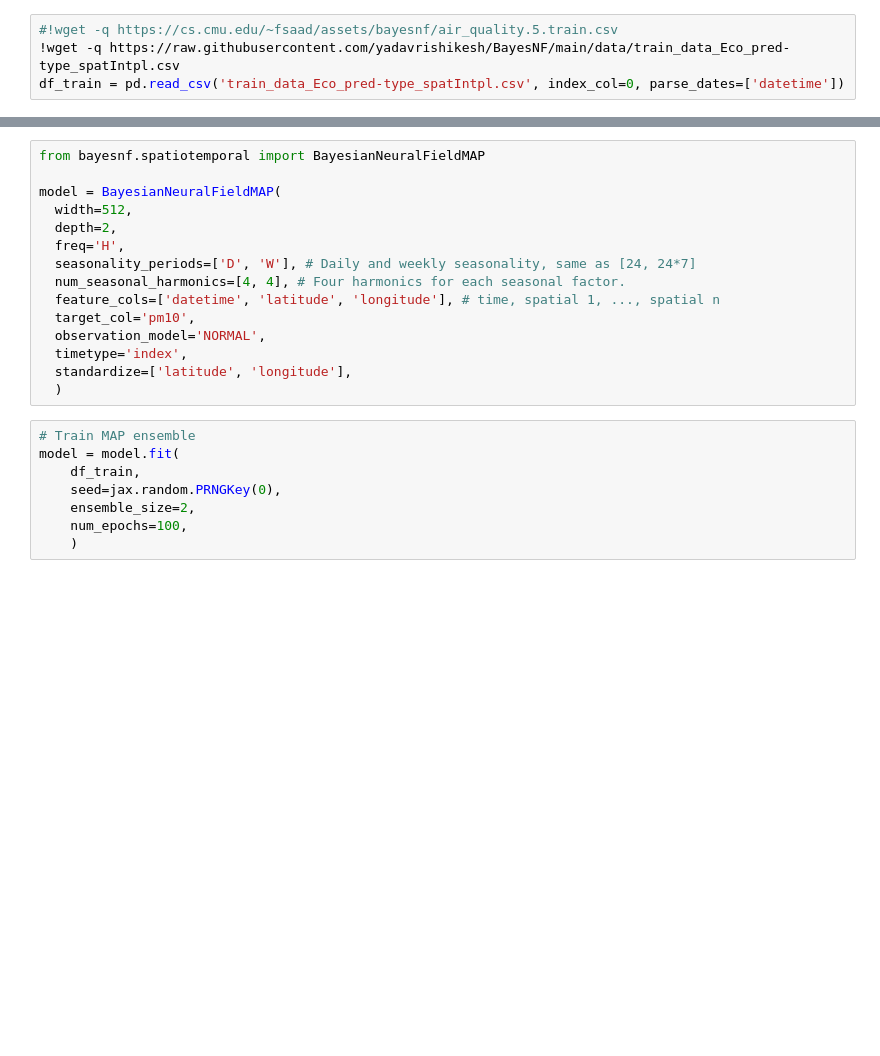
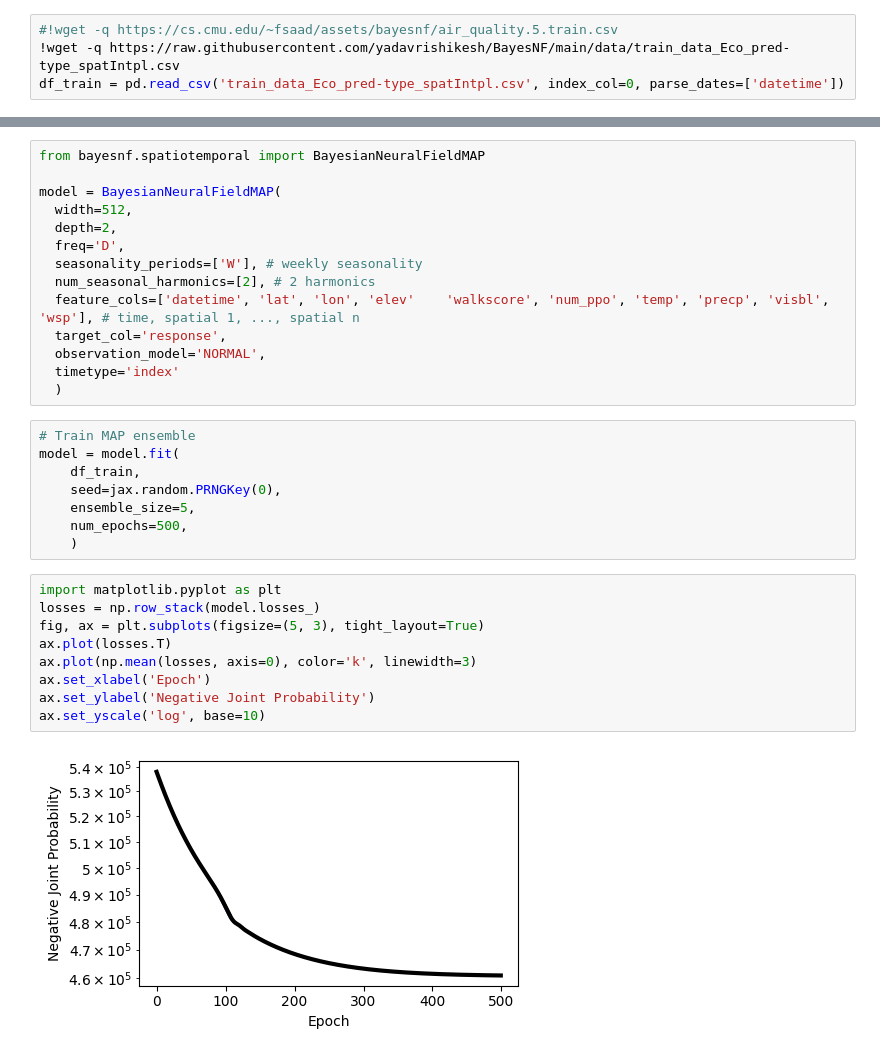
Before and after one commit to yadavrishikesh/BayesNF, a Jupyter notebook: BayesNF_on_EcoCounter_bike.ipynb, the cells around one changed output, grey strips where cells are left out. Saved outputs shown, nothing was run; the diff lists cells and outputs as text; blank space fills up the shorter version.

```diff
--- a/BayesNF_on_EcoCounter_bike.ipynb
+++ b/BayesNF_on_EcoCounter_bike.ipynb
@@ -44,20 +72,30 @@ from bayesnf.spatiotemporal import BayesianNeuralFieldMAP
 model = BayesianNeuralFieldMAP(
   width=512,
   depth=2,
-  freq='H',
-  seasonality_periods=['D', 'W'], # Daily and weekly seasonality, same as [24, 24*7]
-  num_seasonal_harmonics=[4, 4], # Four harmonics for each seasonal factor.
-  feature_cols=['datetime', 'latitude', 'longitude'], # time, spatial 1, ..., spatial n
-  target_col='pm10',
+  freq='D',
+  seasonality_periods=['W'], # weekly seasonality
+  num_seasonal_harmonics=[2], # 2 harmonics
+  feature_cols=['datetime', 'lat', 'lon', 'elev'	'walkscore', 'num_ppo',	'temp',	'precp', 'visbl',	'wsp'], # time, spatial 1, ..., spatial n
+  target_col='response',
   observation_model='NORMAL',
-  timetype='index',
-  standardize=['latitude', 'longitude'],
+  timetype='index'
   )
 # %%
 # Train MAP ensemble
 model = model.fit(
     df_train,
     seed=jax.random.PRNGKey(0),
-    ensemble_size=2,
-    num_epochs=100,
+    ensemble_size=5,
+    num_epochs=500,
     )
+# %%
+import matplotlib.pyplot as plt
+losses = np.row_stack(model.losses_)
+fig, ax = plt.subplots(figsize=(5, 3), tight_layout=True)
+ax.plot(losses.T)
+ax.plot(np.mean(losses, axis=0), color='k', linewidth=3)
+ax.set_xlabel('Epoch')
+ax.set_ylabel('Negative Joint Probability')
+ax.set_yscale('log', base=10)
+# %% [output]
+[figure, added]
```
Also changed, not shown: parts of 8 cells of this notebook.
